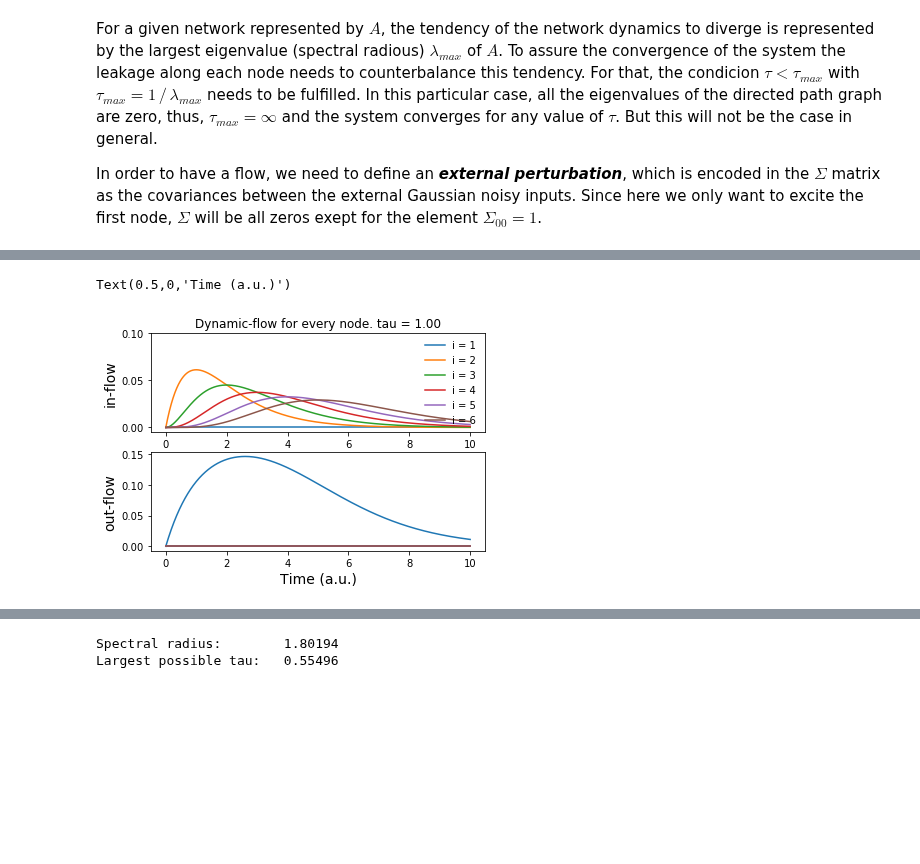
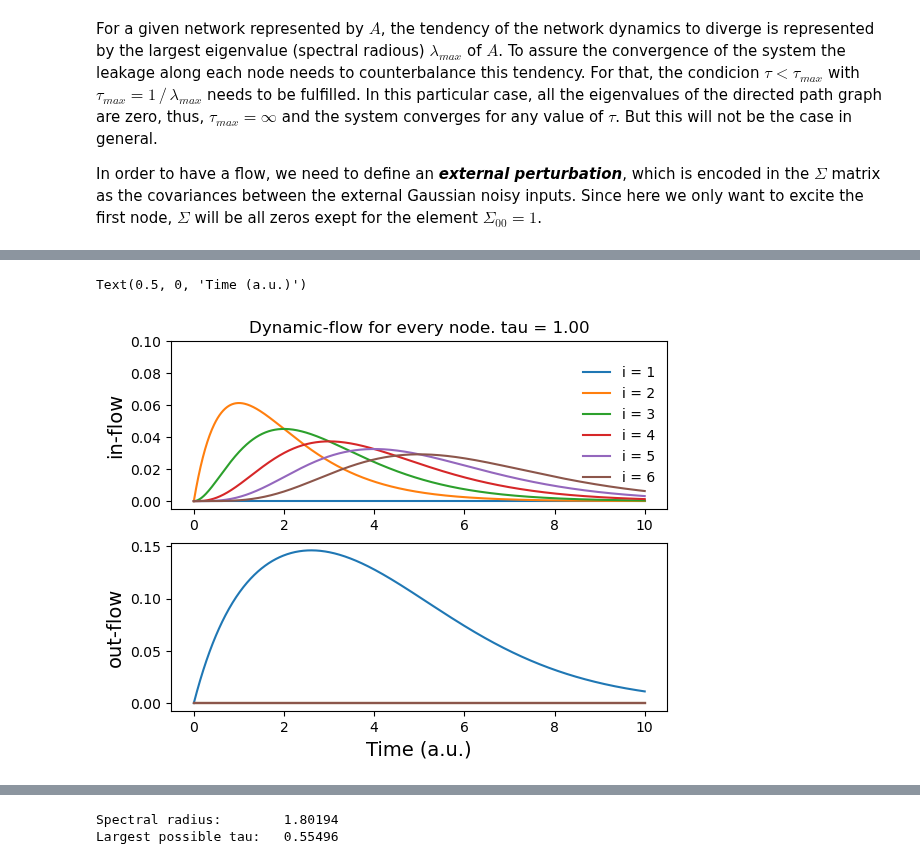
Before and after one commit to mb-BCA/NetDynFlow, a Jupyter notebook: Examples/Tutorial_1_Basics.ipynb, the cells around one changed output, grey strips where cells are left out. Saved outputs shown, nothing was run; the diff lists cells and outputs as text; code cells hidden in the pictures; blank space fills up the shorter version.

```diff
--- a/Examples/Tutorial_1_Basics.ipynb
+++ b/Examples/Tutorial_1_Basics.ipynb
@@ -136,7 +125,7 @@ In this particular case, all the eigenvalues of the directed path graph are zero
 In order to have a flow, we need to define an _**external perturbation**_, which is encoded in the $\Sigma$ matrix as the covariances between the external Gaussian noisy inputs. Since here we only want to excite the first node, $\Sigma$ will be all zeros exept for the element $\Sigma_{00} = 1$.
 # %%
 # Set the matrix of noisy inputs
-sigma = np.zeros((N,N), np.float)
+sigma = np.zeros((N,N), np.float64)
 sigma[0,0] = 1.0
 
 # Set a time-constant
@@ -164,7 +153,7 @@ plt.colorbar()
 # %%
 # Calculate the in-/out- full-flow for every node
 # infullflow and outfullflow are two arrays of shape (N,nsteps)
-infullflow_dir, outfullflow_dir = ndf.NodeEvolution(fullflow_dir)
+infullflow_dir, outfullflow_dir = ndf.NodeFlows(fullflow_dir)
 
 # Plot a figure wit the input and output flows of every node
 plt.figure()
@@ -187,26 +176,26 @@ Text(0.5,0,'Time (a.u.)')
 # %%
 # Calculate the in-/out- dynamic-flow for every node
 # inflow and outflow are two arrays of shape (N,nsteps)
-inflow_dir, outflow_dir = ndf.NodeEvolution(dynflow_dir)
+inflow_dir, outflow_dir = ndf.NodeFlows(dynflow_dir)
 
 # Plot the input and output full-flow of every node
 plt.figure()
 plt.subplot(2,1,1)
 plt.title('Dynamic-flow for every node. tau = %1.2f' %tau, fontsize=12)
 for i in range(N):
     plt.plot(tpoints, inflow_dir[:,i], label='i = %d' %(i+1))
 plt.ylim(-0.005,0.1)
 plt.ylabel('in-flow', fontsize=14)
 plt.legend(loc='center right', frameon=False)
 
 plt.subplot(2,1,2)
 for i in range(N):
     plt.plot(tpoints, outflow_dir[:,i], label='i = %d' %(i+1))
 plt.ylabel('out-flow', fontsize=14)
 plt.xlabel('Time (a.u.)', fontsize=14)
 # %% [output]
-Text(0.5,0,'Time (a.u.)')
+Text(0.5, 0, 'Time (a.u.)')
-[figure, old version]
+[figure, new version]
 # %% [markdown]
 ### Dynamic communicability
 
```
Also changed, not shown: parts of 27 cells of this notebook.
